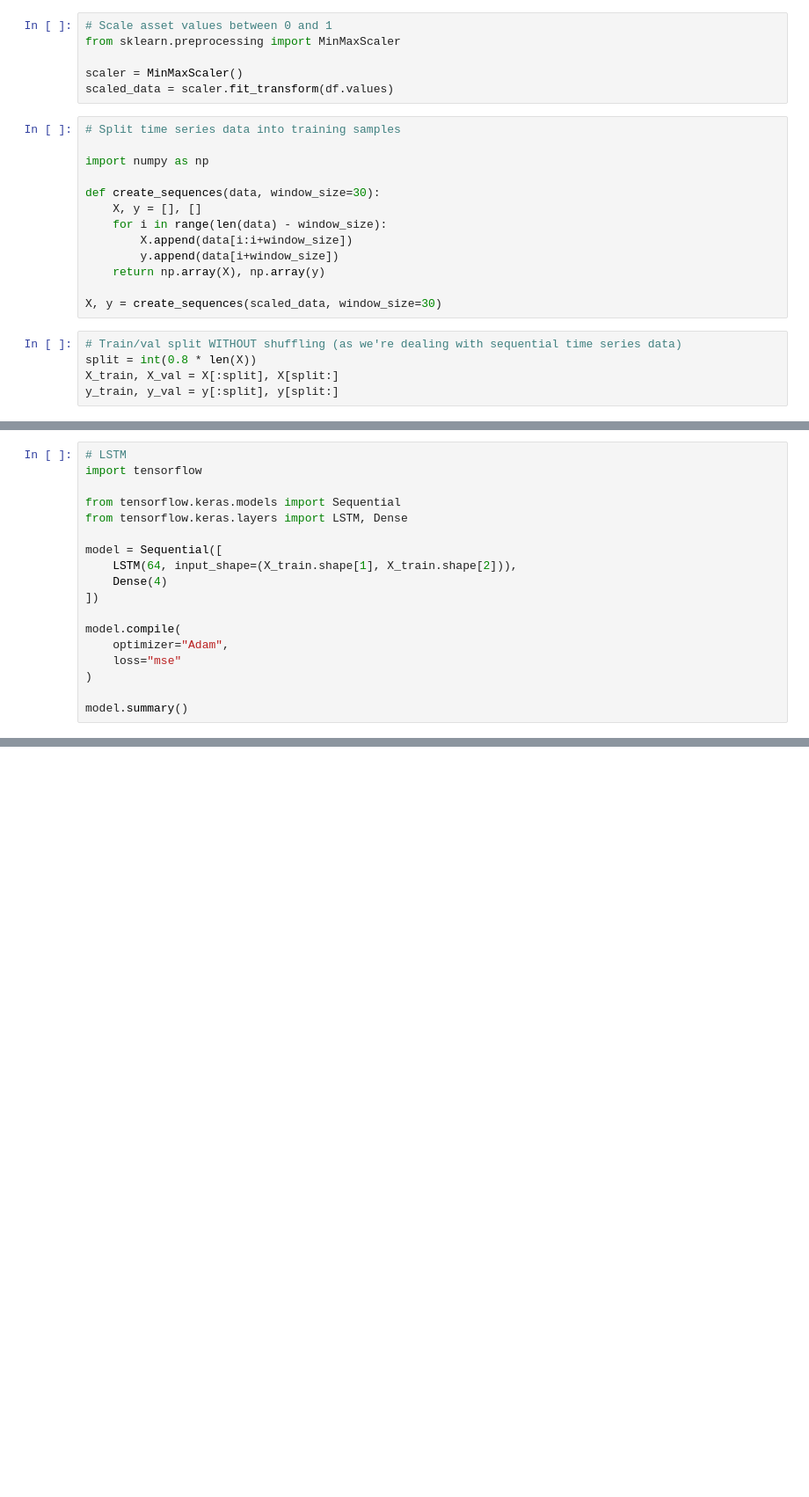
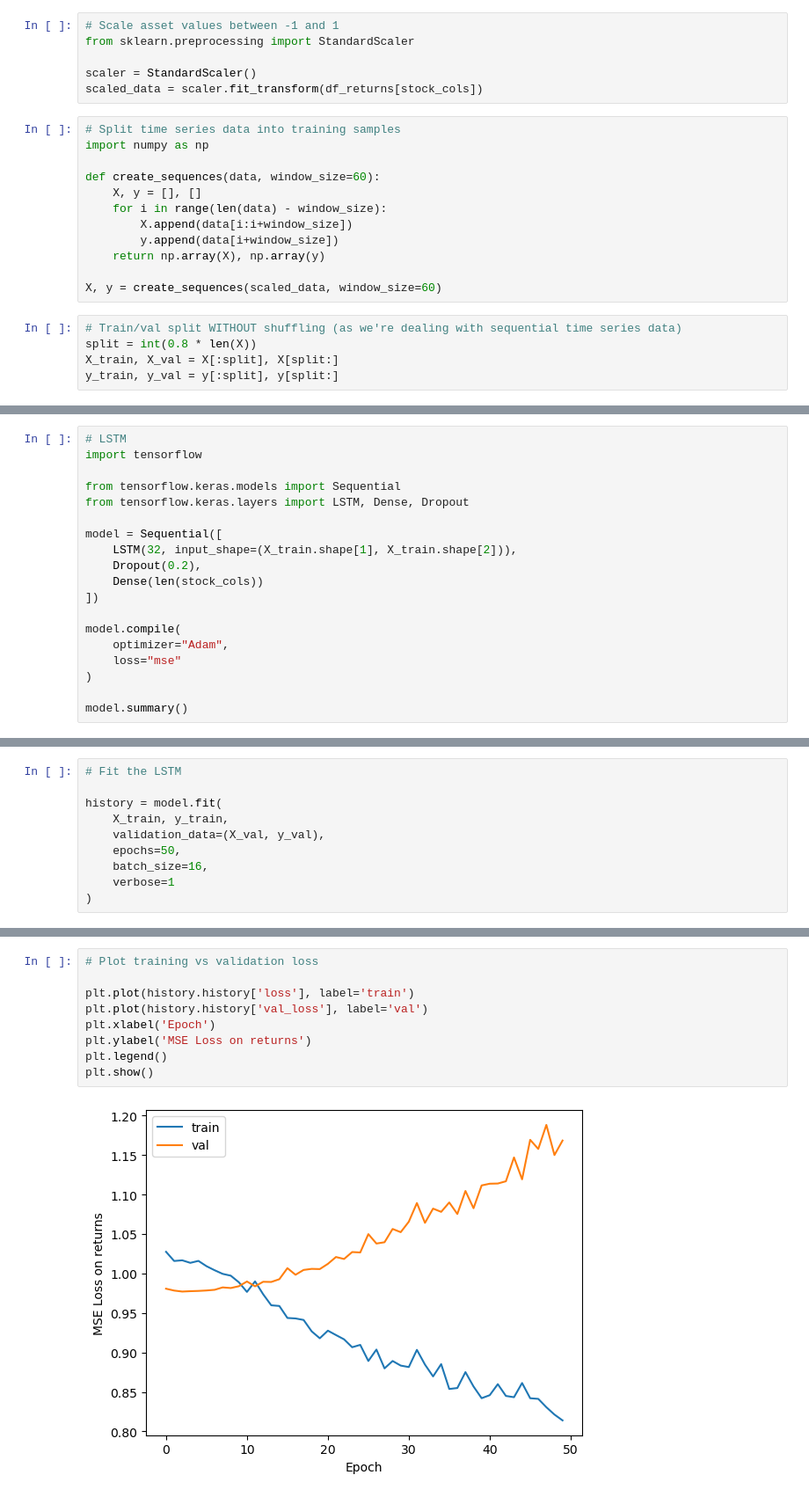
Before and after one commit to LawrenceK01/stock-lstm, a Jupyter notebook: notebooks/02_lstm_notebook.ipynb, the cells around one changed output, grey strips where cells are left out. Shown at 88% size. Cells and saved outputs as stored; diff of their text form; blank space fills up the shorter version.

Commit message:
Playing around with LSTM architecture and data preprocessing to improve MSE as compared to baseline predictions

```diff
--- a/notebooks/02_lstm_notebook.ipynb
+++ b/notebooks/02_lstm_notebook.ipynb
@@ -19,22 +26,21 @@ df.head()
 # %%
-# Scale asset values between 0 and 1
-from sklearn.preprocessing import MinMaxScaler
+# Scale asset values between -1 and 1
+from sklearn.preprocessing import StandardScaler
 
-scaler = MinMaxScaler()
-scaled_data = scaler.fit_transform(df.values)
+scaler = StandardScaler()
+scaled_data = scaler.fit_transform(df_returns[stock_cols])
 # %%
 # Split time series data into training samples
-
 import numpy as np
 
-def create_sequences(data, window_size=30):
+def create_sequences(data, window_size=60):
     X, y = [], []
     for i in range(len(data) - window_size):
         X.append(data[i:i+window_size])
         y.append(data[i+window_size])
     return np.array(X), np.array(y)
 
-X, y = create_sequences(scaled_data, window_size=30)
+X, y = create_sequences(scaled_data, window_size=60)
 # %%
 # Train/val split WITHOUT shuffling (as we're dealing with sequential time series data)
 split = int(0.8 * len(X))
@@ -63,11 +62,12 @@ import seaborn as sns
 import tensorflow
 
 from tensorflow.keras.models import Sequential
-from tensorflow.keras.layers import LSTM, Dense
+from tensorflow.keras.layers import LSTM, Dense, Dropout
 
 model = Sequential([
-    LSTM(64, input_shape=(X_train.shape[1], X_train.shape[2])),
-    Dense(4)
+    LSTM(32, input_shape=(X_train.shape[1], X_train.shape[2])),
+    Dropout(0.2),
+    Dense(len(stock_cols))
 ])
 
 model.compile(
@@ -90 +92,11 @@ Model: "sequential"
  Non-trainable params: 0 (0.00 B)
+# %%
+# Fit the LSTM
+
+history = model.fit(
+    X_train, y_train,
+    validation_data=(X_val, y_val),
+    epochs=50,
+    batch_size=16,
+    verbose=1
+)
@@ -90,0 +121,11 @@ Model: "sequential"
+# %%
+# Plot training vs validation loss
+
+plt.plot(history.history['loss'], label='train')
+plt.plot(history.history['val_loss'], label='val')
+plt.xlabel('Epoch')
+plt.ylabel('MSE Loss on returns')
+plt.legend()
+plt.show()
+# %% [output]
+[figure, added]
```
Also changed, not shown: parts of 6 cells of this notebook.
